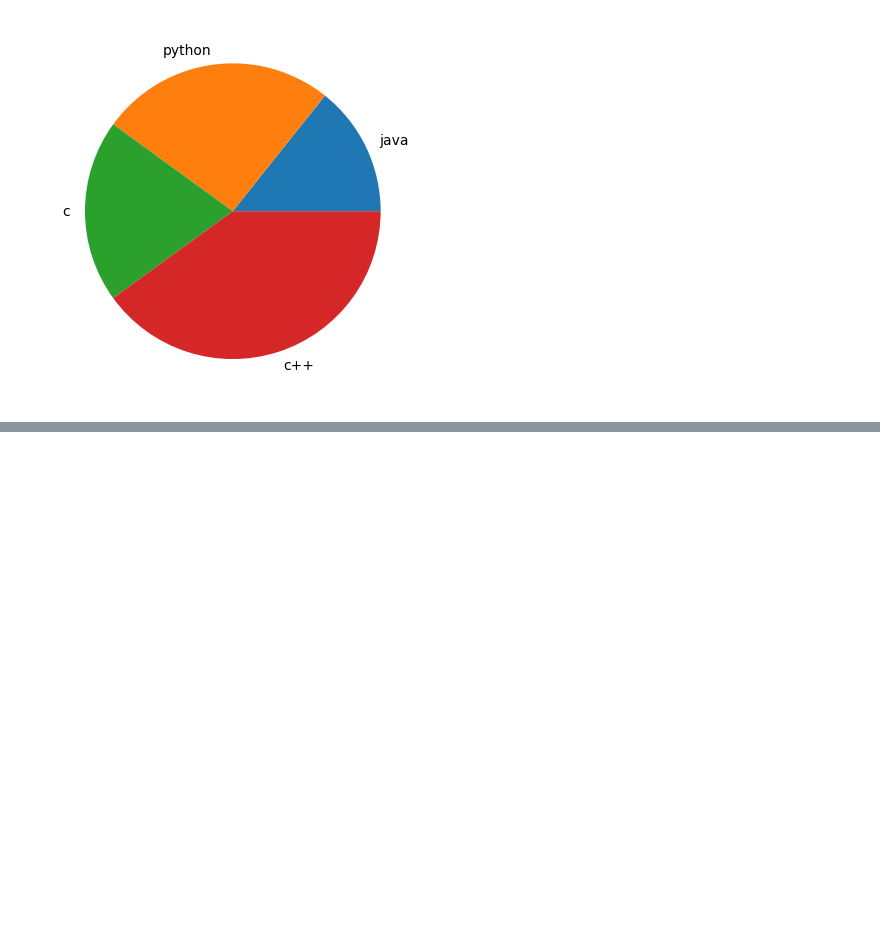
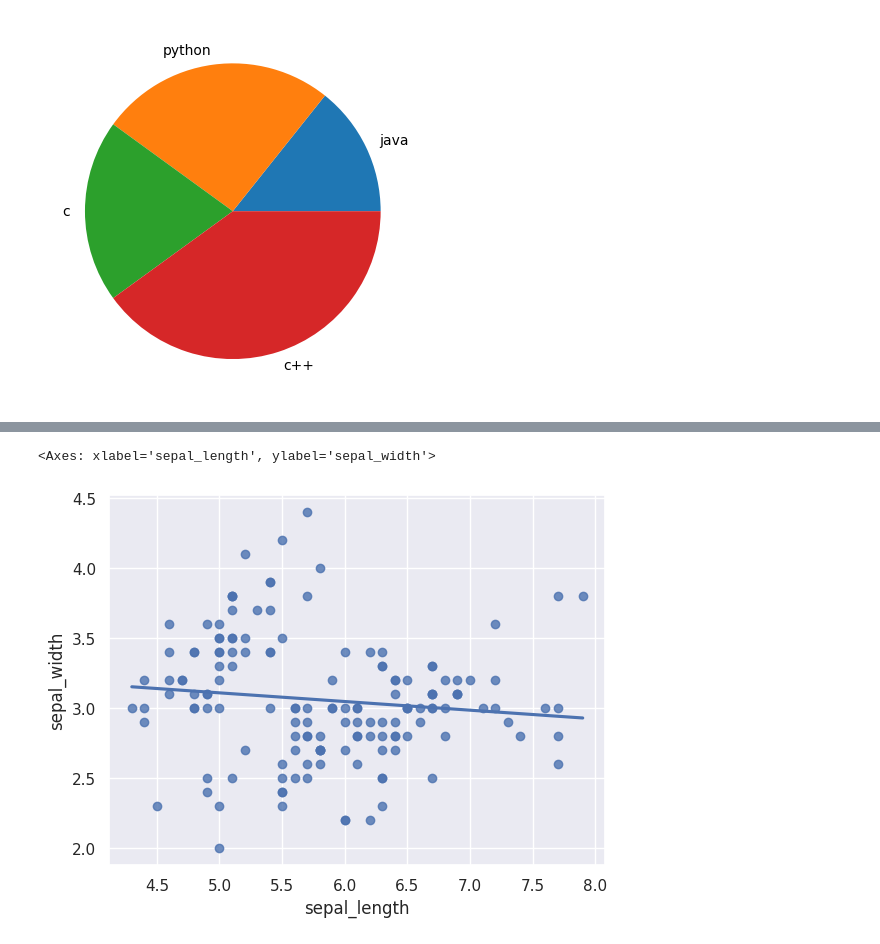
Before and after one commit to hridya-r-n/MCA-lab, a Jupyter notebook: Hridya.ipynb, the cells around one changed output, grey strips where cells are left out. Cells and saved outputs as stored; diff of their text form; code cells hidden in the pictures; blank space fills up the shorter version.

```diff
--- a/Hridya.ipynb
+++ b/Hridya.ipynb
@@ -205,0 +146,7 @@ plt.show()
+# %%
+import seaborn as sb
+df=sb.load_dataset('iris')
+sb.regplot(x='sepal_length',y='sepal_width',data=df,ci=None)
+# %% [output]
+<Axes: xlabel='sepal_length', ylabel='sepal_width'>
+[figure, added]
```
Also changed, not shown: parts of 29 cells of this notebook.
